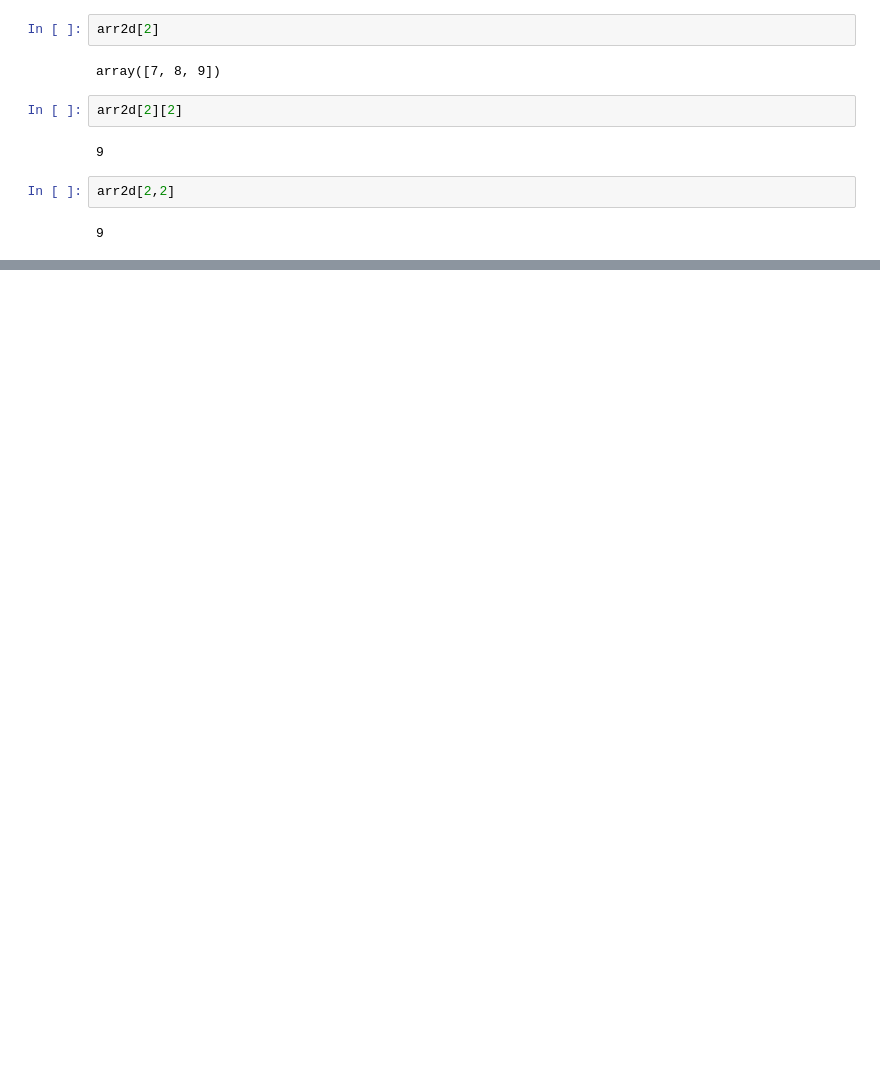
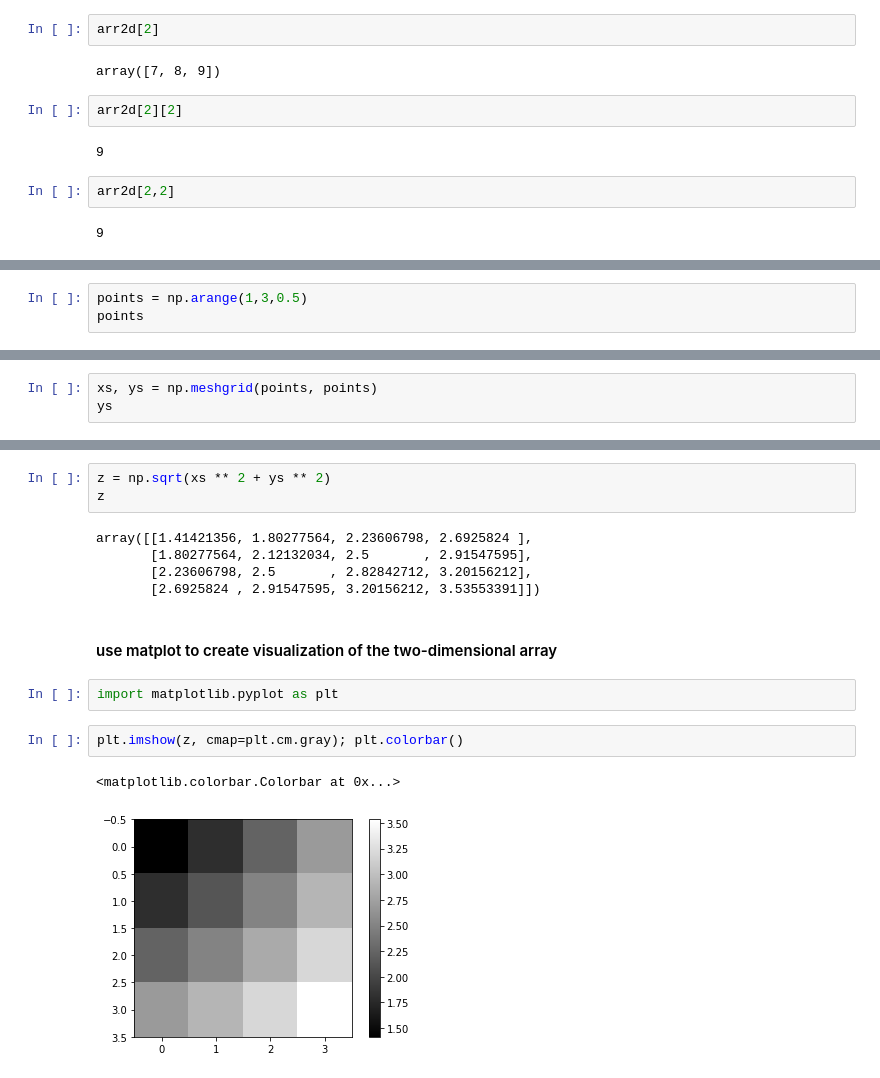
Before and after one commit to xuan930216/python-for-analysis, a Jupyter notebook: Numpy Basic - Arrays and Vectorized Computation.ipynb, the cells around one changed output, grey strips where cells are left out. Drawn from its saved outputs; the diff is of its cells as text; blank space fills up the shorter version.

```diff
--- a/Numpy Basic - Arrays and Vectorized Computation.ipynb
+++ b/Numpy Basic - Arrays and Vectorized Computation.ipynb
@@ -194,0 +487,3 @@ arr2d[2,2]
+# %%
+points = np.arange(1,3,0.5)
+points
@@ -194,0 +492,3 @@ arr2d[2,2]
+# %%
+xs, ys = np.meshgrid(points, points)
+ys
@@ -194,0 +507,17 @@ arr2d[2,2]
+# %%
+z = np.sqrt(xs ** 2 + ys ** 2)
+z
+# %% [output]
+array([[1.41421356, 1.80277564, 2.23606798, 2.6925824 ],
+       [1.80277564, 2.12132034, 2.5       , 2.91547595],
+       [2.23606798, 2.5       , 2.82842712, 3.20156212],
+       [2.6925824 , 2.91547595, 3.20156212, 3.53553391]])
+# %% [markdown]
+#### use matplot to create visualization of the two-dimensional array
+# %%
+import matplotlib.pyplot as plt
+# %%
+plt.imshow(z, cmap=plt.cm.gray); plt.colorbar()
+# %% [output]
+<matplotlib.colorbar.Colorbar at 0x...>
+[figure, added]
```
Also changed, not shown: parts of 71 cells of this notebook.
